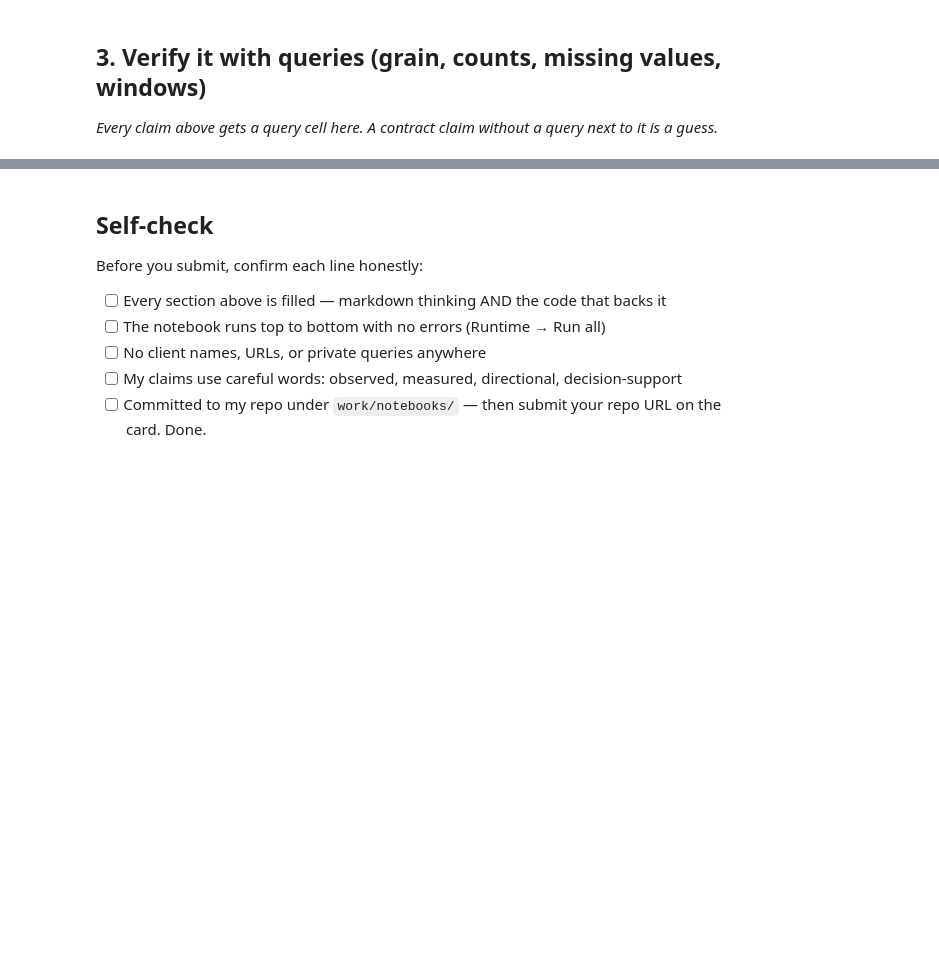
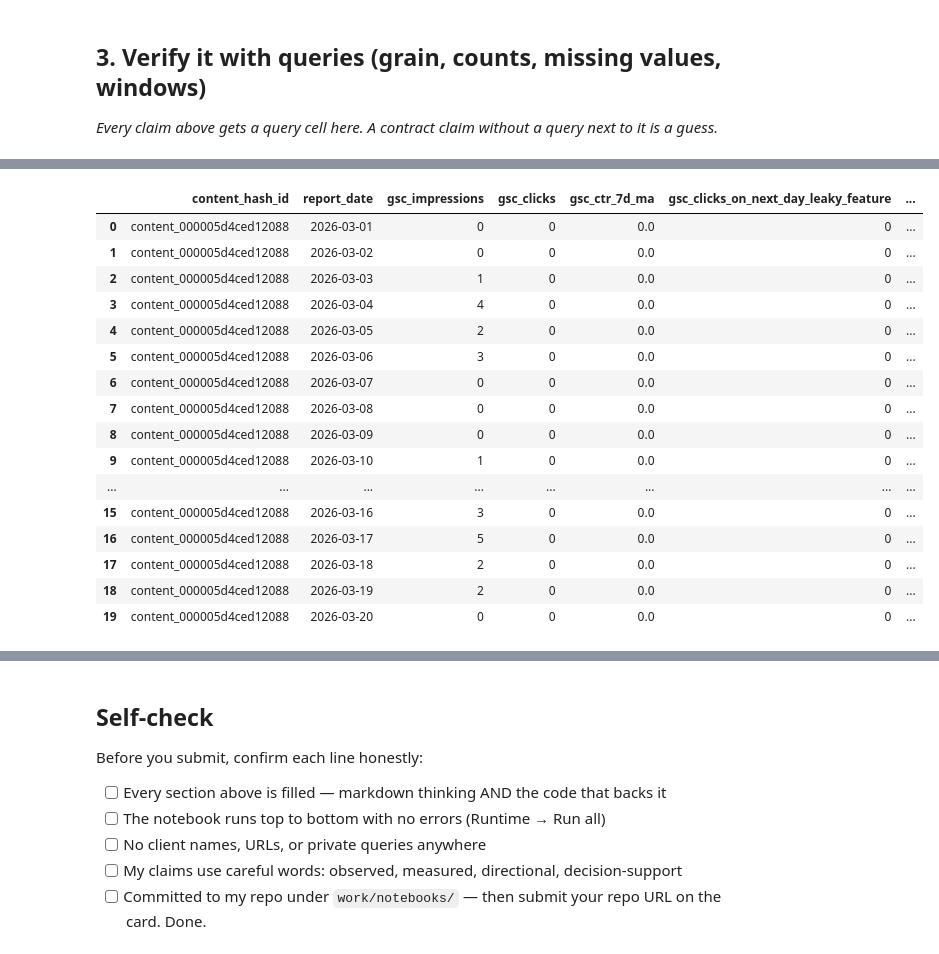
Before and after one commit to dildar-ai/ML-pipeline-Flyrank-Assignment-1-, a Jupyter notebook: work/notebooks/w03_data_contract.ipynb, the cells around one changed output, grey strips where cells are left out. Cells and saved outputs as stored; diff of their text form; code cells hidden in the pictures; blank space fills up the shorter version.

```diff
--- a/work/notebooks/w03_data_contract.ipynb
+++ b/work/notebooks/w03_data_contract.ipynb
@@ -1,3 +3,14 @@
+# %%
+import duckdb
+from google.colab import userdata
+
+con = duckdb.connect()
+HF_TOKEN = userdata.get('HF_TOKEN') # Retrieve HF token securely from Colab secrets
+con.execute(f"CREATE SECRET (TYPE huggingface, TOKEN '{HF_TOKEN}')")
+rel = "hf://datasets/FlyRank/internship-warehouse"
+
+# Optional: Verify connection and data access
+# con.sql(f"SELECT COUNT(*) FROM read_parquet('{rel}/fact_content_daily_performance/**/*.parquet')").show()
 # %% [markdown]
 # ML-04 — Search Intelligence Data Contract
 
@@ -33,0 +339,53 @@ This skeleton is yours to fill. Work the sections **in order** — each one has
+# %%
+target_month = '2026-03'
+table_path = f"{rel}/fact_content_daily_performance/month={target_month}/*.parquet"
+
+print(f"Demonstrating data leakage for month: {target_month}")
+
+# Construct the feature set with the intentionally leaky feature
+leaky_features_df = con.sql(f"""
+    WITH daily_data AS (
+        SELECT
+            content_hash_id,
+            report_date,
+            gsc_impressions,
+            gsc_clicks,
+            -- Calculate raw CTR, handling division by zero
+            COALESCE(gsc_clicks * 1.0 / NULLIF(gsc_impressions, 0), 0) AS gsc_ctr,
+            -- Calculate gsc_clicks_next_day as the true label
+            LEAD(gsc_clicks, 1) OVER (PARTITION BY content_hash_id ORDER BY report_date) AS gsc_clicks_next_day,
+            -- *** LEAKY FEATURE: This is the 'trap' ***
+            -- It directly uses gsc_clicks from the next day, which is the label itself.
+            LEAD(gsc_clicks, 1) OVER (PARTITION BY content_hash_id ORDER BY report_date) AS gsc_clicks_on_next_day_leaky_feature
+        FROM
+            read_parquet('{table_path}')
+    )
+    SELECT
+        content_hash_id,
+        report_date,
+        gsc_impressions,
+        gsc_clicks,
+        AVG(gsc_ctr) OVER (
+            PARTITION BY content_hash_id
+            ORDER BY report_date
+            ROWS BETWEEN 6 PRECEDING AND CURRENT ROW
+        ) AS gsc_ctr_7d_ma,
+        gsc_clicks_on_next_day_leaky_feature, -- Include the leaky feature
+        gsc_clicks_next_day
+    FROM
+        daily_data
+    WHERE
+        gsc_clicks_next_day IS NOT NULL -- Only include rows where the label is available
+    ORDER BY content_hash_id, report_date
+    LIMIT 20 -- Show a small sample
+""").fetchdf()
+
+print("\nSample of feature frame with the leaky feature 'gsc_clicks_on_next_day_leaky_feature':")
+display(leaky_features_df)
+
+print("\n**Explanation of the Trap:**\n")
+print("Notice how 'gsc_clicks_on_next_day_leaky_feature' is identical to 'gsc_clicks_next_day'.")
+print("If a model were trained with this feature, it would have perfect or near-perfect predictive power on historical data.")
+print("However, in a real production environment, 'gsc_clicks_on_next_day_leaky_feature' would not be available when predicting 'gsc_clicks_next_day'.")
+print("Therefore, this feature *must* be excluded from the final feature set to prevent data leakage and ensure an honest evaluation of model performance.")
+# %% [output]
@@ -33,0 +395,17 @@ This skeleton is yours to fill. Work the sections **in order** — each one has
+|  | content_hash_id | report_date | gsc_impressions | gsc_clicks | gsc_ctr_7d_ma | gsc_clicks_on_next_day_leaky_feature | ... |
+| 0 | content_000005d4ced12088 | 2026-03-01 | 0 | 0 | 0.0 | 0 | ... |
+| 1 | content_000005d4ced12088 | 2026-03-02 | 0 | 0 | 0.0 | 0 | ... |
+| 2 | content_000005d4ced12088 | 2026-03-03 | 1 | 0 | 0.0 | 0 | ... |
+| 3 | content_000005d4ced12088 | 2026-03-04 | 4 | 0 | 0.0 | 0 | ... |
+| 4 | content_000005d4ced12088 | 2026-03-05 | 2 | 0 | 0.0 | 0 | ... |
+| 5 | content_000005d4ced12088 | 2026-03-06 | 3 | 0 | 0.0 | 0 | ... |
+| 6 | content_000005d4ced12088 | 2026-03-07 | 0 | 0 | 0.0 | 0 | ... |
+| 7 | content_000005d4ced12088 | 2026-03-08 | 0 | 0 | 0.0 | 0 | ... |
+| 8 | content_000005d4ced12088 | 2026-03-09 | 0 | 0 | 0.0 | 0 | ... |
+| 9 | content_000005d4ced12088 | 2026-03-10 | 1 | 0 | 0.0 | 0 | ... |
+| ... | ... | ... | ... | ... | ... | ... | ... |
+| 15 | content_000005d4ced12088 | 2026-03-16 | 3 | 0 | 0.0 | 0 | ... |
+| 16 | content_000005d4ced12088 | 2026-03-17 | 5 | 0 | 0.0 | 0 | ... |
+| 17 | content_000005d4ced12088 | 2026-03-18 | 2 | 0 | 0.0 | 0 | ... |
+| 18 | content_000005d4ced12088 | 2026-03-19 | 2 | 0 | 0.0 | 0 | ... |
+| 19 | content_000005d4ced12088 | 2026-03-20 | 0 | 0 | 0.0 | 0 | ... |
```
Also changed, not shown: parts of 18 cells of this notebook.
